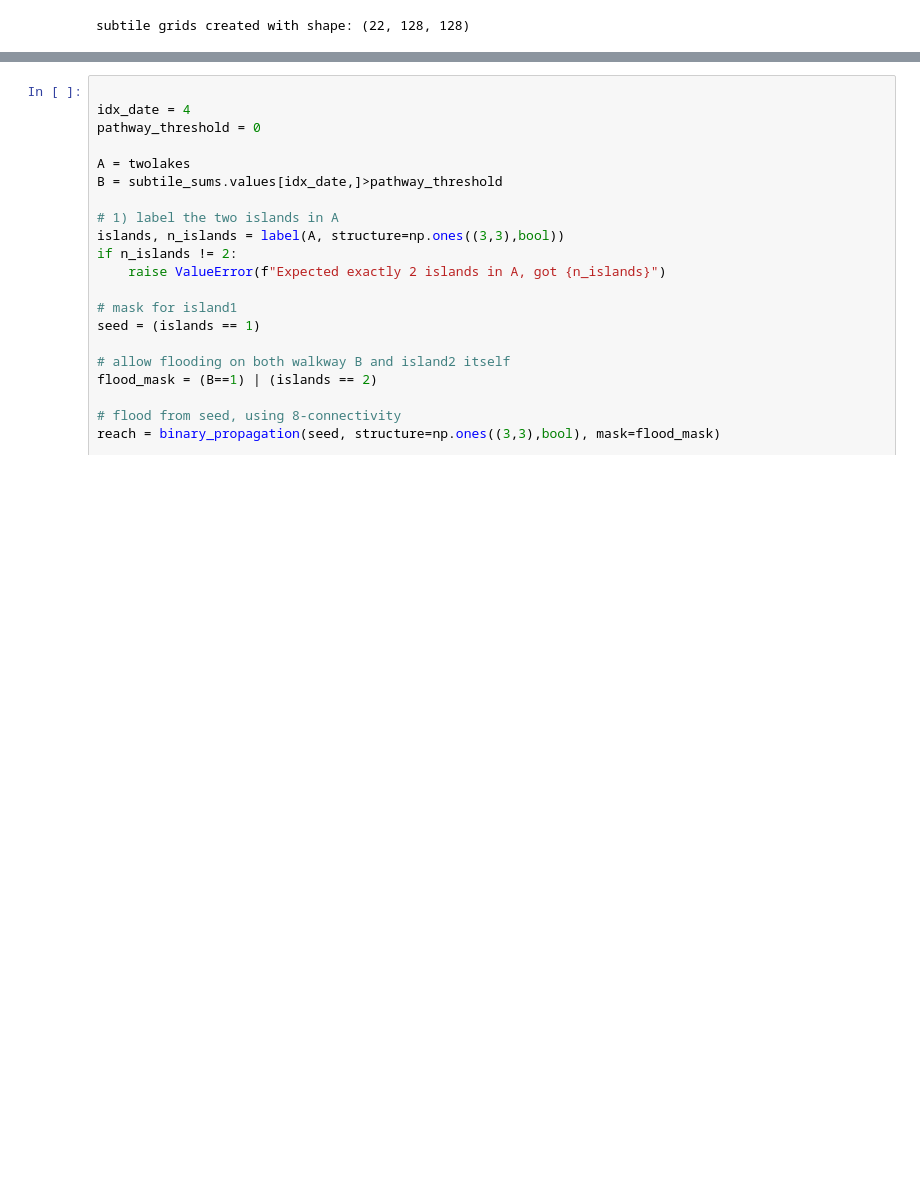
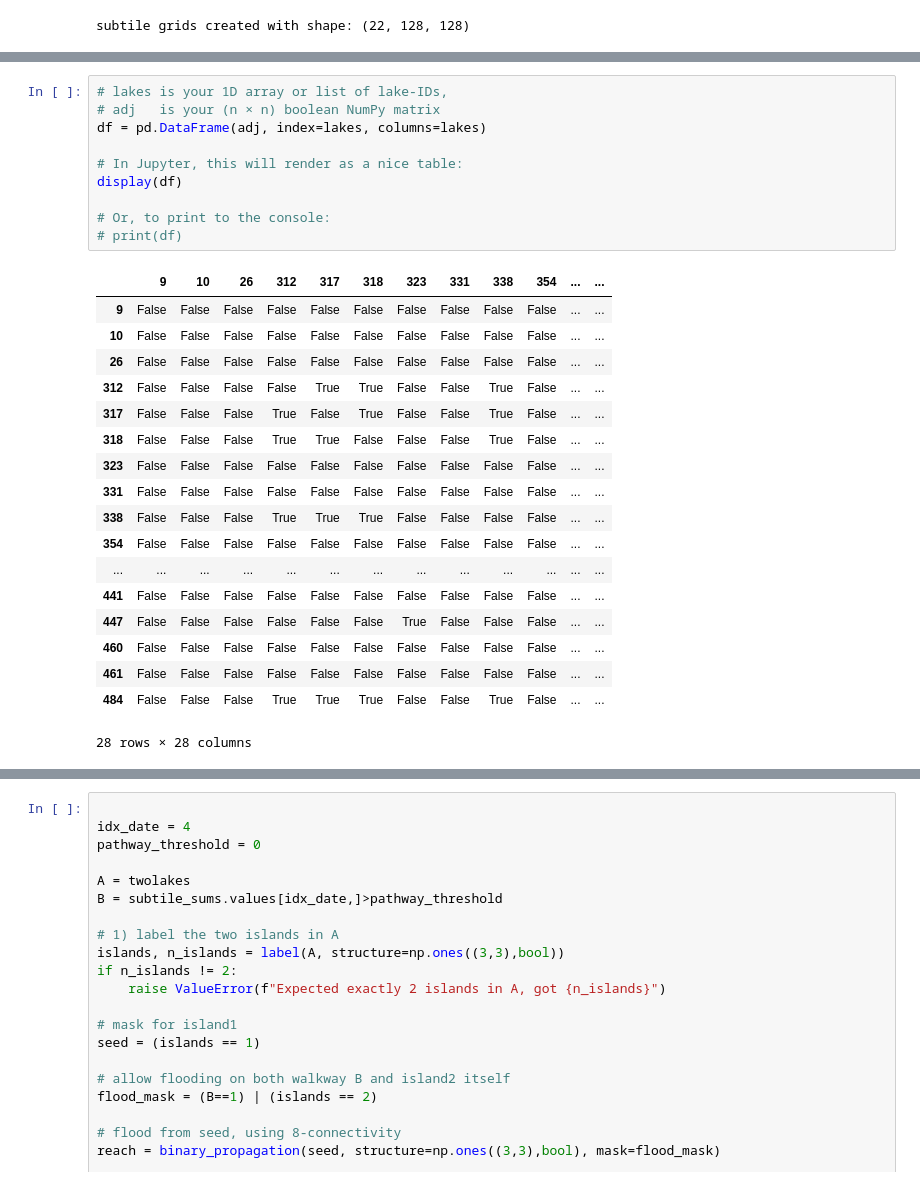
Before and after one commit to YaoGroup/lake-vision, a Jupyter notebook: sandbox/notebooks/lake_connections.ipynb, the cells around one changed output, grey strips where cells are left out. Saved outputs shown, nothing was run; the diff lists cells and outputs as text; blank space fills up the shorter version.

```diff
--- a/sandbox/notebooks/lake_connections.ipynb
+++ b/sandbox/notebooks/lake_connections.ipynb
@@ -247,0 +353,29 @@ plt.imshow(twolakes)
+# %%
+# lakes is your 1D array or list of lake-IDs,
+# adj   is your (n × n) boolean NumPy matrix
+df = pd.DataFrame(adj, index=lakes, columns=lakes)
+
+# In Jupyter, this will render as a nice table:
+display(df)
+
+# Or, to print to the console:
+# print(df)
+# %% [output]
+|  | 9 | 10 | 26 | 312 | 317 | 318 | 323 | 331 | 338 | 354 | ... | ... |
+| 9 | False | False | False | False | False | False | False | False | False | False | ... | ... |
+| 10 | False | False | False | False | False | False | False | False | False | False | ... | ... |
+| 26 | False | False | False | False | False | False | False | False | False | False | ... | ... |
+| 312 | False | False | False | False | True | True | False | False | True | False | ... | ... |
+| 317 | False | False | False | True | False | True | False | False | True | False | ... | ... |
+| 318 | False | False | False | True | True | False | False | False | True | False | ... | ... |
+| 323 | False | False | False | False | False | False | False | False | False | False | ... | ... |
+| 331 | False | False | False | False | False | False | False | False | False | False | ... | ... |
+| 338 | False | False | False | True | True | True | False | False | False | False | ... | ... |
+| 354 | False | False | False | False | False | False | False | False | False | False | ... | ... |
+| ... | ... | ... | ... | ... | ... | ... | ... | ... | ... | ... | ... | ... |
+| 441 | False | False | False | False | False | False | False | False | False | False | ... | ... |
+| 447 | False | False | False | False | False | False | True | False | False | False | ... | ... |
+| 460 | False | False | False | False | False | False | False | False | False | False | ... | ... |
+| 461 | False | False | False | False | False | False | False | False | False | False | ... | ... |
+| 484 | False | False | False | True | True | True | False | False | True | False | ... | ... |
+28 rows × 28 columns
```
Also changed, not shown: parts of 12 cells of this notebook.
